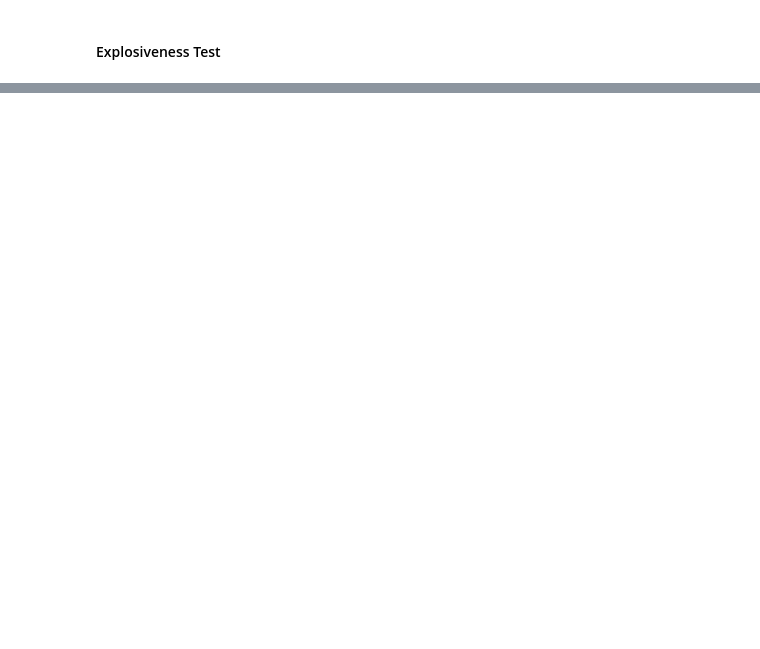
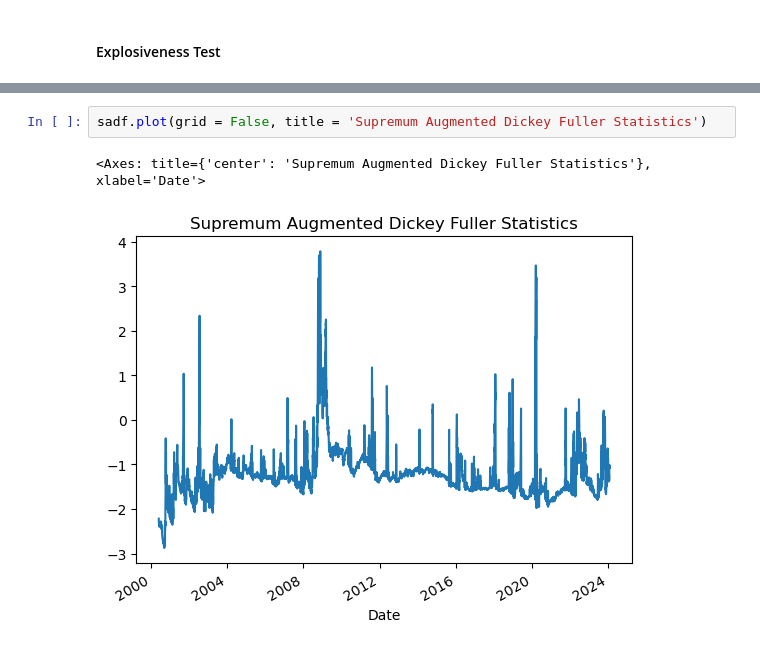
Before and after one commit to Tommylee1013/FinancialMachineLearning, a Jupyter notebook: Advances in Financial Machine Learning/Chap17StructuralBreaks.ipynb, the cells around one changed output, grey strips where cells are left out. Drawn from its saved outputs; the diff is of its cells as text; blank space fills up the shorter version.

Commit message:
statistics update

```diff
--- a/Advances in Financial Machine Learning/Chap17StructuralBreaks.ipynb
+++ b/Advances in Financial Machine Learning/Chap17StructuralBreaks.ipynb
@@ -83,0 +86,5 @@ sadf = get_sadf(
+# %%
+sadf.plot(grid = False, title = 'Supremum Augmented Dickey Fuller Statistics')
+# %% [output]
+<Axes: title={'center': 'Supremum Augmented Dickey Fuller Statistics'}, xlabel='Date'>
+[figure, added]
```
Also changed, not shown: parts of 7 cells of this notebook.
